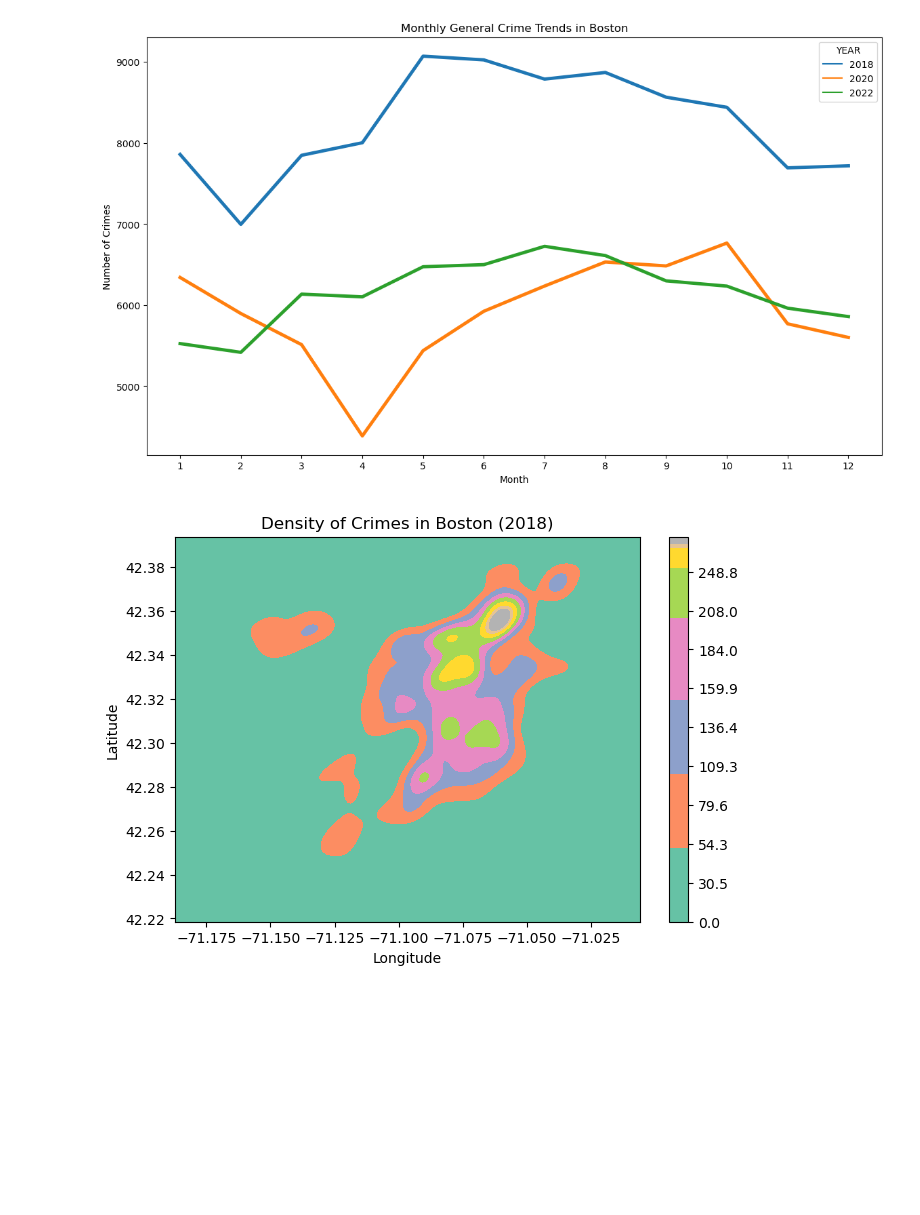
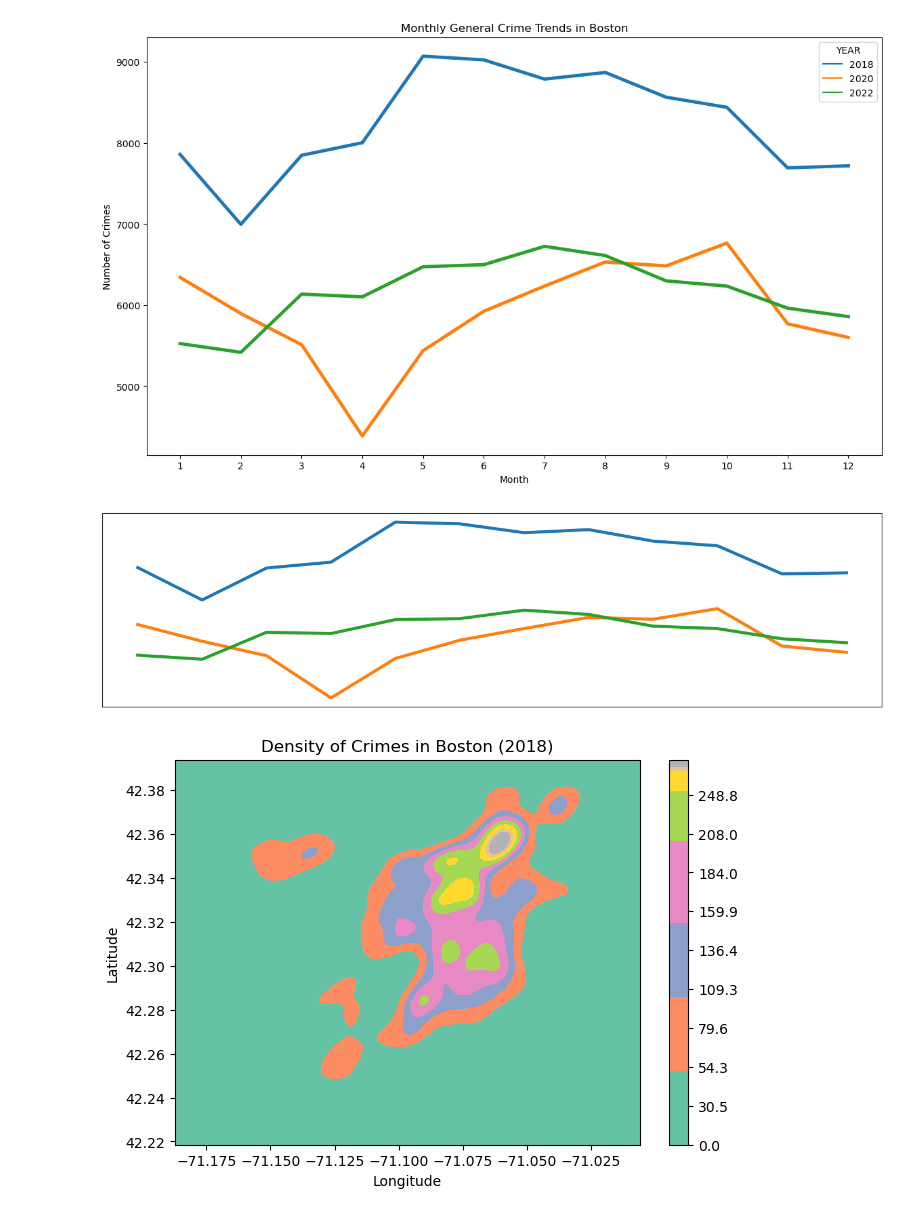
Before and after one commit to Dastardi/data_foundations, a Jupyter notebook: HW2/primary_comparisons.ipynb, the cells around one changed output. Saved outputs shown, nothing was run; the diff lists cells and outputs as text; code cells hidden in the pictures; blank space fills up the shorter version.

```diff
--- a/HW2/primary_comparisons.ipynb
+++ b/HW2/primary_comparisons.ipynb
@@ -60,6 +57,17 @@ plt.xticks(range(1,13))
 plt.show()
 # %% [output]
 [figure]
+# %%
+plt.figure(figsize=(16, 4))
+sns.lineplot(data=monthly_crimes, x='MONTH', y='Crime Count', hue='YEAR', palette='tab10', legend=None, linewidth=3.5)
+#plt.title('Monthly General Crime Trends in Boston')
+plt.xlabel('')
+plt.ylabel('')
+plt.xticks([])
+plt.yticks([])
+plt.show()
+# %% [output]
+[figure, added]
 # %%
 df['Long'] = pd.to_numeric(df['Long'])
 df['Lat'] = pd.to_numeric(df['Lat'])
```
Also changed, not shown: parts of 13 cells of this notebook, 5 other files.
